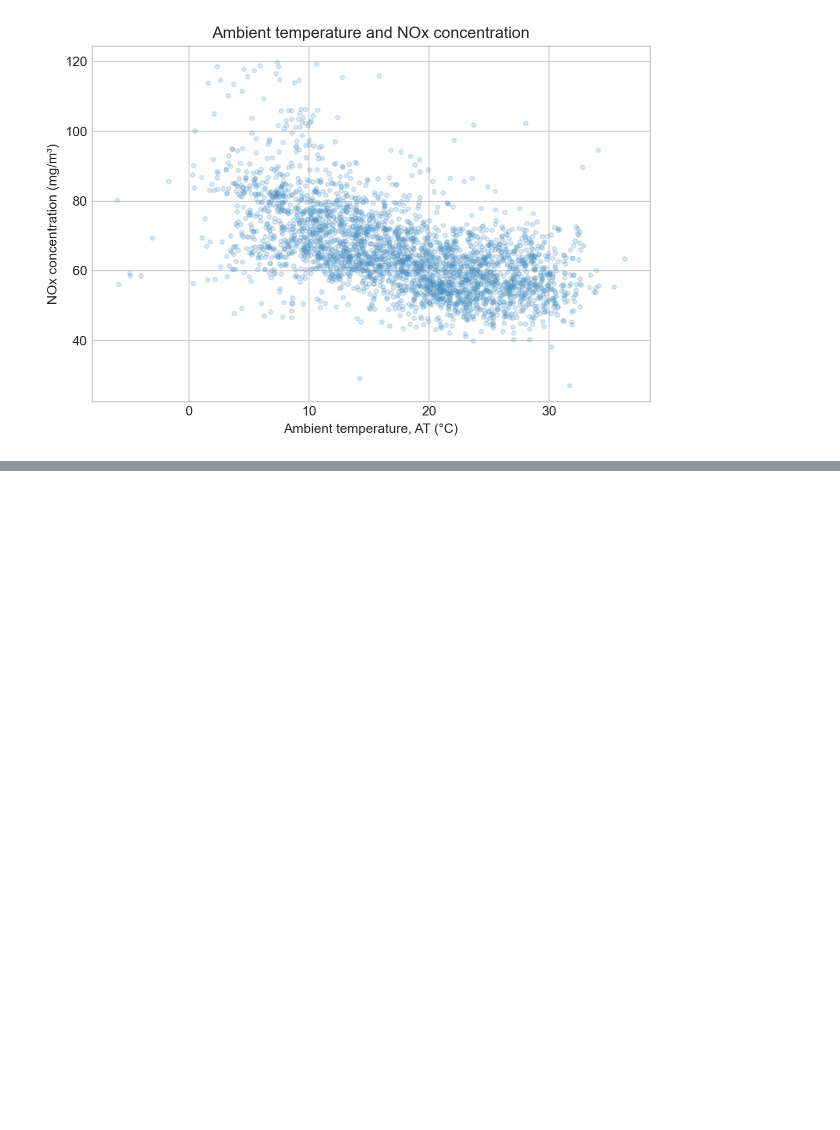
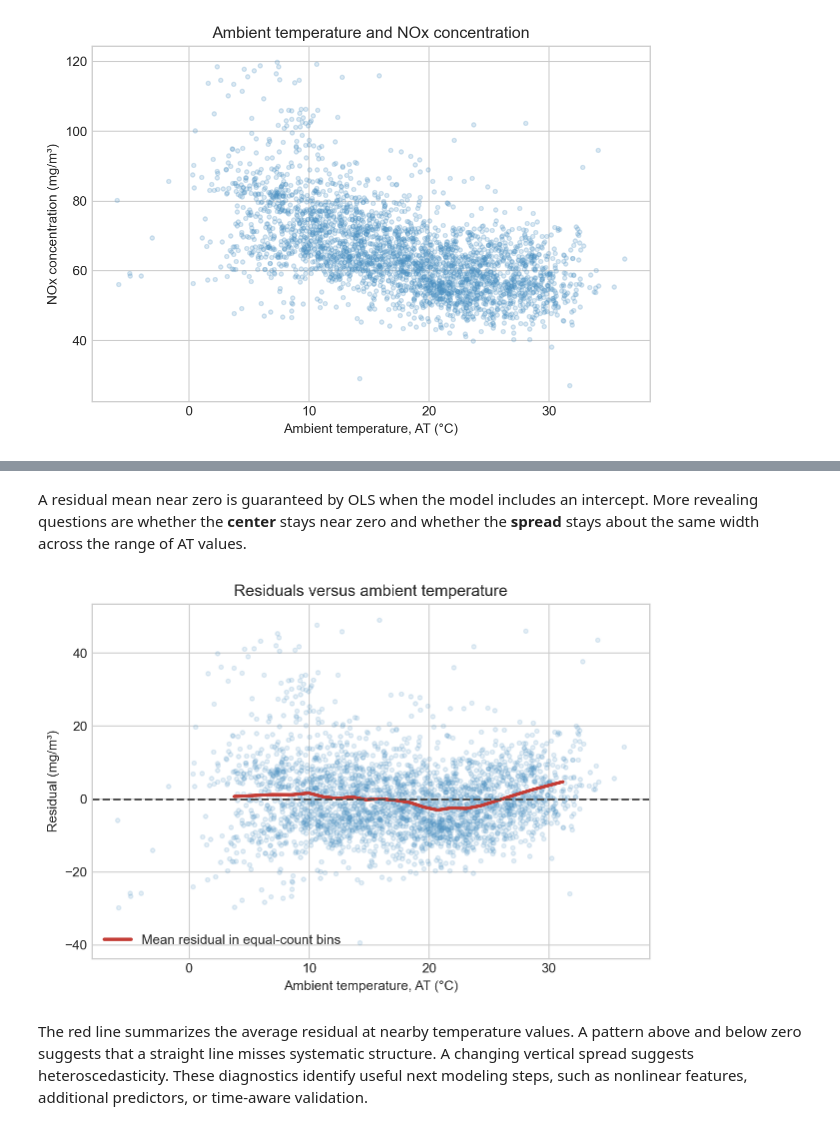
Before and after one commit to changyaochen/MECE4520, a Jupyter notebook: site/regression/01-simple-linear-regression.ipynb, the cells around one changed output, grey strips where cells are left out. Drawn from its saved outputs; the diff is of its cells as text; code cells hidden in the pictures; blank space fills up the shorter version.

```diff
--- a/site/regression/01-weather-and-nox.ipynb
+++ b/site/regression/01-simple-linear-regression.ipynb
@@ -199,0 +181,18 @@ It does **not** establish that changing ambient temperature would cause the corr
+# %% [markdown]
+A residual mean near zero is guaranteed by OLS when the model includes an intercept. More revealing questions are whether the **center** stays near zero and whether the **spread** stays about the same width across the range of AT values.
+# %%
+diagnostic_data = regression_data.assign(residual=residual)
+diagnostic_sample = diagnostic_data.sample(n=3_000, random_state=4520)
+binned_residuals = diagnostic_data.assign(AT_bin=lambda frame: pd.qcut(frame["AT"], 20)).groupby("AT_bin", observed=True)[["AT", "residual"]].mean()
+
+fig, ax = plt.subplots(figsize=(7.5, 4.8))
+ax.scatter(diagnostic_sample["AT"], diagnostic_sample["residual"], alpha=0.15, s=10, color="#4a90c2")
+ax.plot(binned_residuals["AT"], binned_residuals["residual"], color="#c43c35", linewidth=2.5, label="Mean residual in equal-count bins")
+ax.axhline(0, color="#4d4d4d", linestyle="--", linewidth=1.5)
+ax.set(xlabel="Ambient temperature, AT (°C)", ylabel="Residual (mg/m³)", title="Residuals versus ambient temperature")
+ax.legend()
+plt.show()
+# %% [output]
+[figure, added]
+# %% [markdown]
+The red line summarizes the average residual at nearby temperature values. A pattern above and below zero suggests that a straight line misses systematic structure. A changing vertical spread suggests heteroscedasticity. These diagnostics identify useful next modeling steps, such as nonlinear features, additional predictors, or time-aware validation.
```
Also changed, not shown: parts of 24 cells of this notebook, 3 other files.
